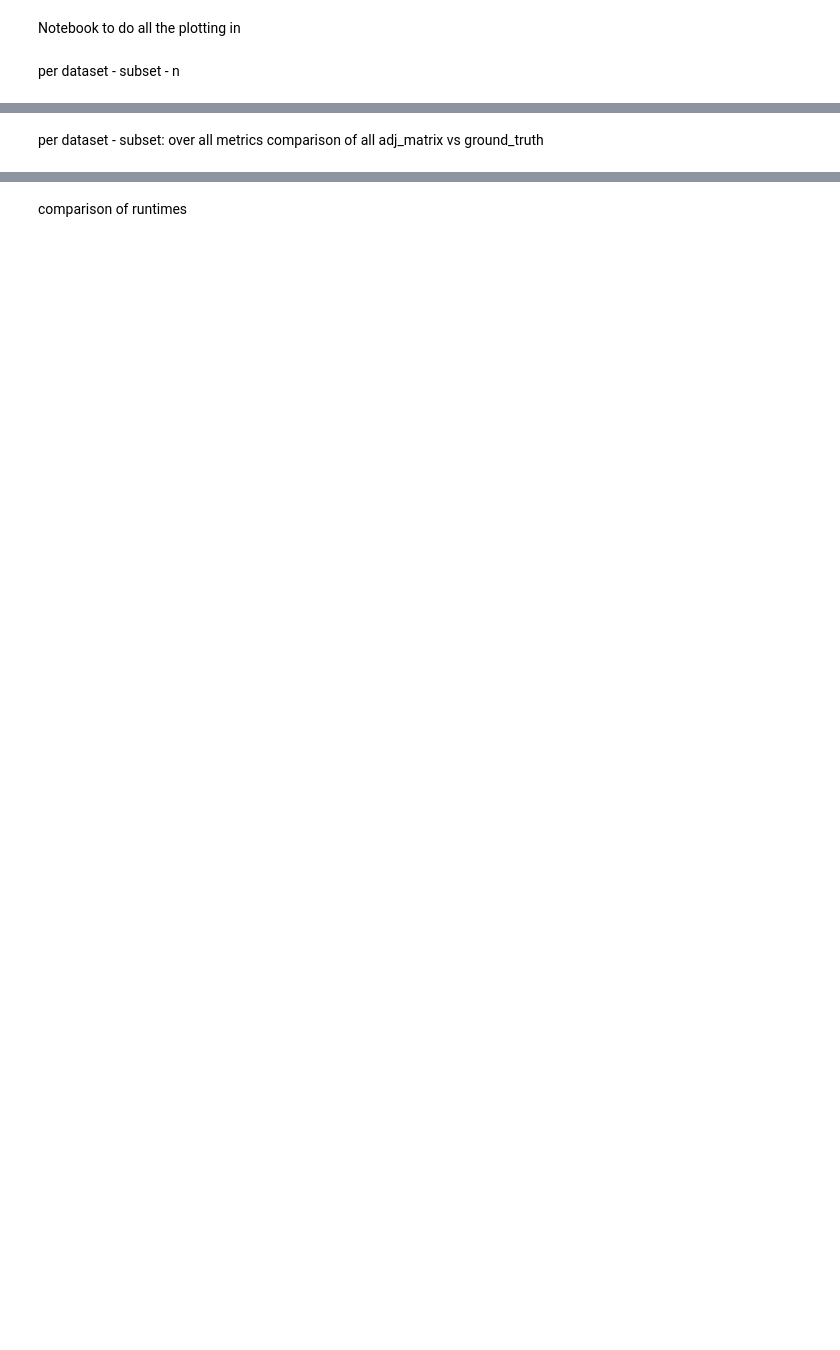
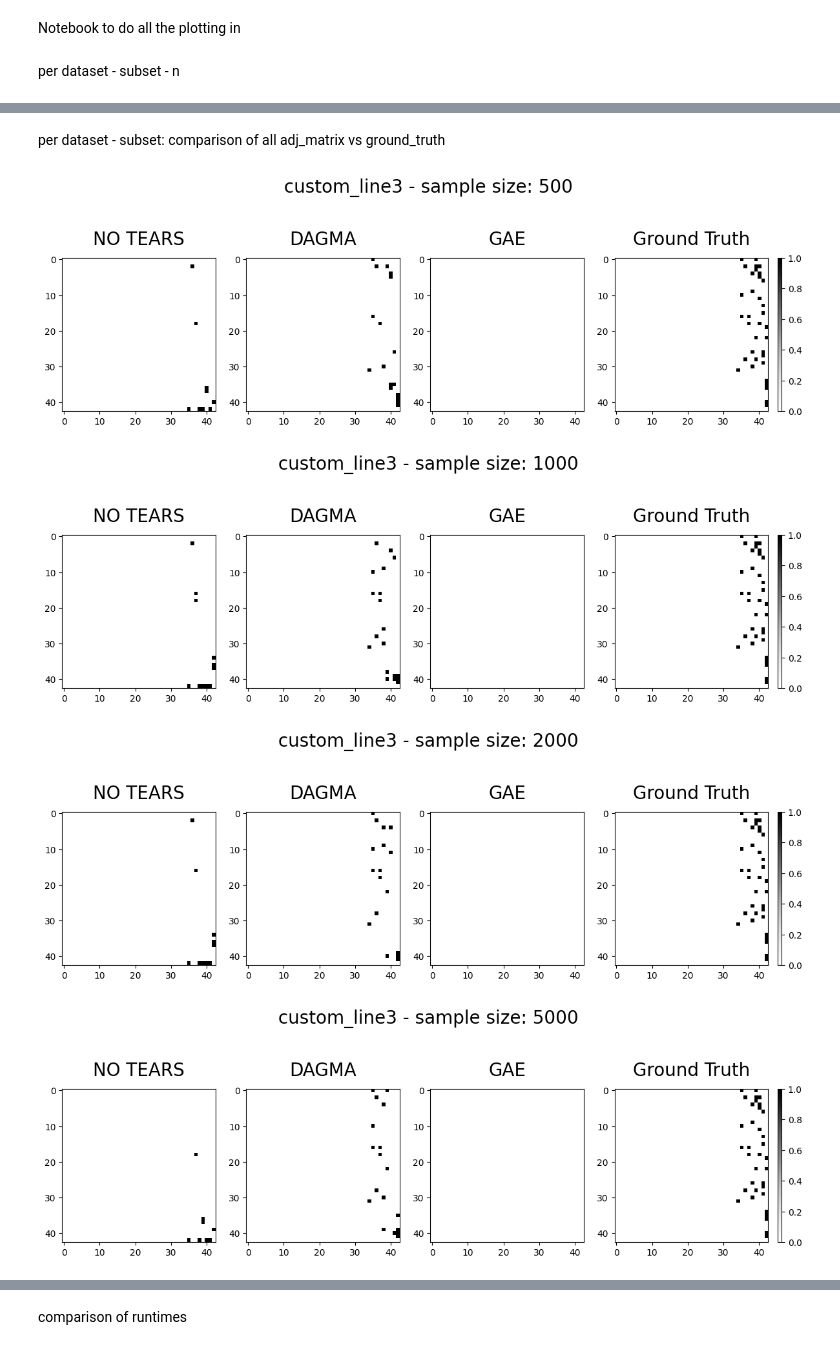
Before and after one commit to leoleoroe/gqw_paper, a Jupyter notebook: results.ipynb, the cells around one changed output, grey strips where cells are left out. Saved outputs shown, nothing was run; the diff lists cells and outputs as text; code cells hidden in the pictures; blank space fills up the shorter version.

Commit message:
better plots

```diff
--- a/results.ipynb
+++ b/results.ipynb
@@ -63,47 +69,62 @@ for dataset in testing_results['dataset'].unique():
 # %% [markdown]
-per dataset - subset: over all metrics
+per dataset - subset:
 comparison of all adj_matrix vs ground_truth
 # %%
 import matplotlib.pyplot as plt
 import pandas as pd
 
 # Specify algorithms
-algorithms = ['NotearsLinear', 'DagmaLinear', 'GAE', 'DirectLiNGAM', 'PC']
+algorithms = ['NotearsLinear', 'DagmaLinear', 'GAE'
+            #   , 'DirectLiNGAM', 'PC'
+              ]
 
 # Specify sample sizes
-sample_sizes = [500]
+sample_sizes = [500, 1000, 2000, 5000, 10000]
 
 # Specify dataset
-dataset = 'IID'
-subset = 'IID3'
+dataset = 'causalAssembly'
+subset = 'custom_line3'
 
 for sample_size in sample_sizes:
 
     # Create figure with as many subplots as algorithms plus one for the ground truth
-    fig, axes = plt.subplots(1, len(algorithms) + 1, figsize=(20, 4), gridspec_kw={'width_ratios': [1] * len(algorithms) + [1]})
+    fig, axes = plt.subplots(1, len(algorithms) + 1, figsize=(15, 4), gridspec_kw={'width_ratios': [1] * len(algorithms) + [1]})
 
     # Set the overall title
-    fig.suptitle(f'{dataset} - {subset} - sample size: {sample_size}', fontsize=20)
+    fig.suptitle(f' {subset} - sample size: {sample_size}', y = 1.1,  fontsize=20)
 
     # Create a subplot for each algorithm
     for i, algorithm in enumerate(algorithms):
         ax = axes[i]
 
         # Get the data
         adj_matrix = pd.read_csv(f'plots/adj_matrix_csv/{dataset}/{subset}/{algorithm}_{sample_size}.csv').to_numpy()
 
-        ax.set_title(algorithm, y= 1.05, fontsize = 18)
+        match algorithm:
+            case 'NotearsLinear':
+                title = 'NO TEARS'
+            case 'DagmaLinear':
+                title = 'DAGMA'
+            case 'GAE':
+                title = 'GAE'
+
+        ax.set_title(title, y= 1.05, fontsize = 20)
         map1 = ax.imshow(adj_matrix, cmap='Greys', interpolation='none')
 
     # Also plot the ground truth
     ax_ground_truth = axes[-1]
     adj_matrix_ground_truth = pd.read_csv(f'data/{dataset}/{subset}/{subset}_ground_truth.csv').to_numpy()
 
-    ax_ground_truth.set_title('Ground Truth', y=1.05, fontsize = 18)
+    ax_ground_truth.set_title('Ground Truth', y=1.05, fontsize = 20)
     map2 = ax_ground_truth.imshow(adj_matrix_ground_truth, cmap='Greys', interpolation='none')
 
     # Add colorbar
     cbar = fig.colorbar(map2, ax=axes, location='right', aspect=40, fraction=0.02, pad=0.04)
     cbar.ax.set_position([ax_ground_truth.get_position().x1 + 0.01, ax_ground_truth.get_position().y0, 0.02, ax_ground_truth.get_position().height])
 
 plt.show()
+# %% [output]
+[figure, added]
+[figure, added]
+[figure, added]
+[figure, added]
```
Also changed, not shown: parts of 7 cells of this notebook, 1 other file.
